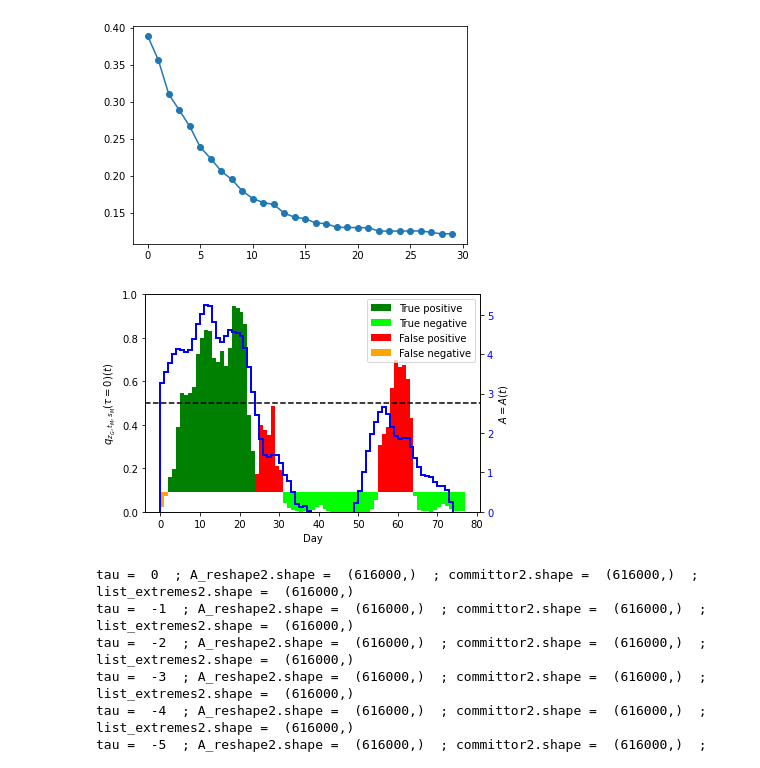
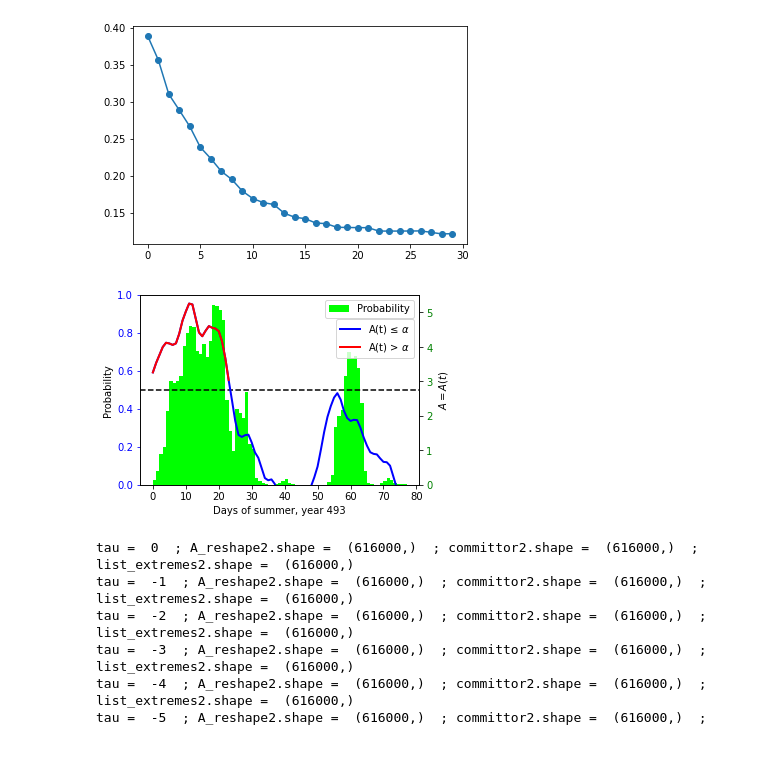
Before and after one commit to georgemilosh/Climate-Learning, a Jupyter notebook: PLASIM/Committor_LONG-smoothness.ipynb, the cells around one changed output. Drawn from its saved outputs; the diff is of its cells as text; code cells hidden in the pictures.

```diff
--- a/PLASIM/Committor_LONG-smoothness.ipynb
+++ b/PLASIM/Committor_LONG-smoothness.ipynb
@@ -263,30 +237,34 @@ plt.plot([np.sum(committor_tau[i,:,:]*list_extremes)/np.sum(list_extremes) for i
 # %%
 title = "Images/q_vs_time.png"
 from math import nan as NaN
-fig2 = plt.figure(figsize=(6, 4))
+fig2 = plt.figure(figsize=(5, 3.5))
 spec2 = gridspec.GridSpec(ncols=1, nrows=1, figure=fig2)
 for i, years in zip([0],[493]):
     ix = i%10
     iy = i//10
     ax = fig2.add_subplot(spec2[iy,ix])
     ax2 = ax.twinx()
-    ax.stairs(committor_tau[0,years,:]*np.array([True if x == True else NaN for x in TP_list[years,:]]),fill=True,color='green',baseline=1./11.,label='True positive')
-    ax.stairs(committor_tau[0,years,:]*np.array([True if x == True else NaN for x in TN_list[years,:]]),fill=True,color='lime',baseline=1./11.,label='True negative')
-    ax.stairs(committor_tau[0,years,:]*np.array([True if x == True else NaN for x in FP_list[years,:]]),fill=True,color='red',baseline=1./11.,label='False positive')
-    ax.stairs(committor_tau[0,years,:]*np.array([True if x == True else NaN for x in FN_list[years,:]]),fill=True,color='orange',baseline=1./11.,label='False negative')
+
+    ax.stairs(committor_tau[0,years,:]*np.array([True if x == True else NaN for x in TP_list[years,:]]),fill=True,color='lime',baseline=0,label='Probability')  #color='green',baseline=1./11.,label='True positive')
+    ax.stairs(committor_tau[0,years,:]*np.array([True if x == True else NaN for x in TN_list[years,:]]),fill=True,color='lime',baseline=0)  #color='lime',baseline=1./11.,label='True negative')
+    ax.stairs(committor_tau[0,years,:]*np.array([True if x == True else NaN for x in FP_list[years,:]]),fill=True,color='lime',baseline=0) #color='red',baseline=1./11.,label='False positive')
+    ax.stairs(committor_tau[0,years,:]*np.array([True if x == True else NaN for x in FN_list[years,:]]),fill=True,color='lime',baseline=0) #color='orange',baseline=1./11.,label='False negative')
 
     ax2.axhline(y=threshold,color='black',linestyle='dashed')
-    ax2.stairs(A[years,:],color='blue',linewidth=2)
+    ax2.plot(A[years,:],color='blue', label=r'A(t) ≤ $\alpha$',linewidth=2)
+    ax2.plot(A[years,A[years,:]>threshold],color='red',label=r'A(t) > $\alpha$',linewidth=2)
     ax.set_ylim([0,1])
     ax2.set_ylim([0,2*threshold])
-    ax.set_xlabel('Day')
-    ax.set_ylabel(r'$q_{z_G, t_M, s_M}(\tau=0)(t)$')
-    ax2.tick_params(axis='y', labelcolor='blue')
+    ax.set_xlabel('Days of summer, year 493')
+    ax.set_ylabel(r'Probability')
+    ax2.tick_params(axis='y', labelcolor='green')
     ax2.set_ylabel(r'$A = A(t)$')
     ax.legend(loc='best')
+    ax.tick_params(axis='y', colors='blue')
+    ax2.legend(loc='best', bbox_to_anchor=(0.5, 0., 0.5, 0.9))
 fig2.savefig(title, bbox_inches='tight', dpi=300)
 # %% [output]
-[figure, old version]
+[figure, new version]
 # %%
 import numpy as np
 
```
Also changed, not shown: parts of 27 cells of this notebook, 2 other files.
